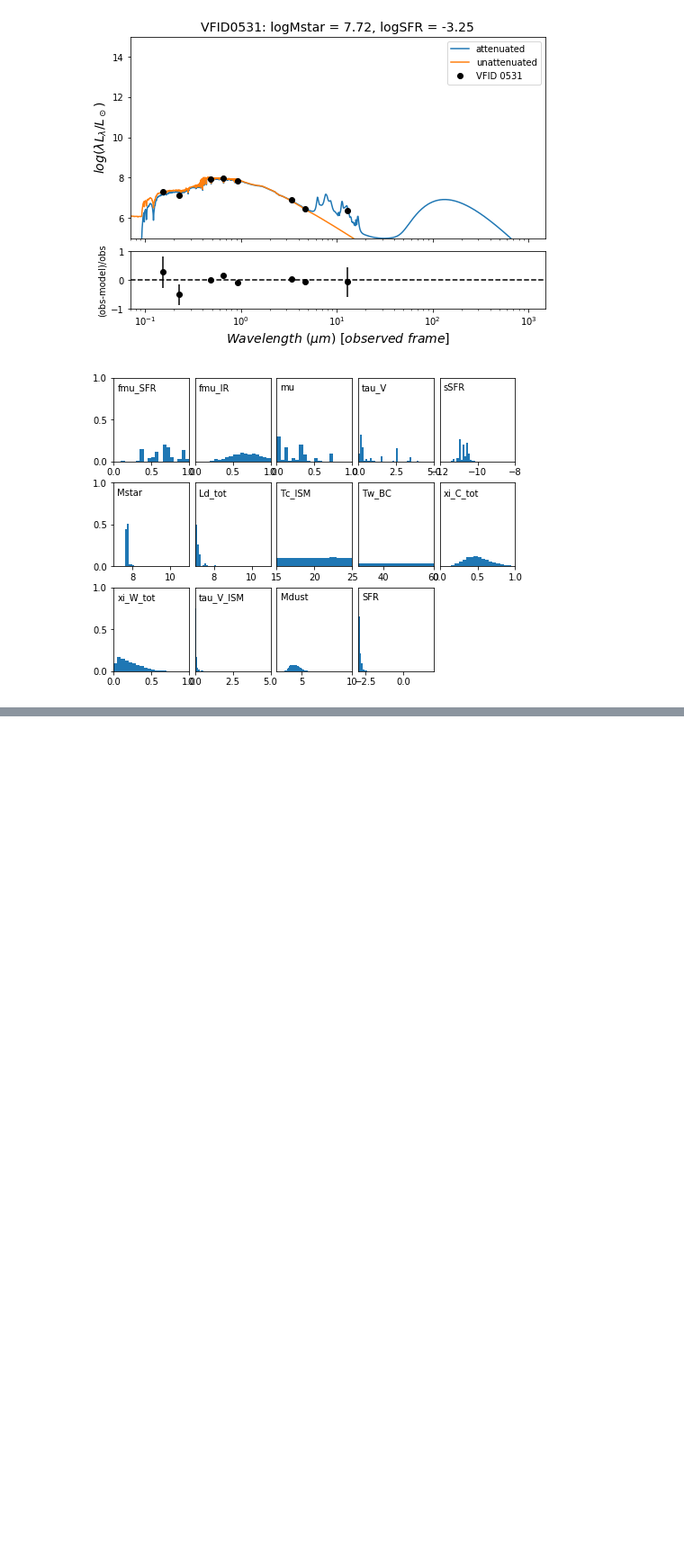
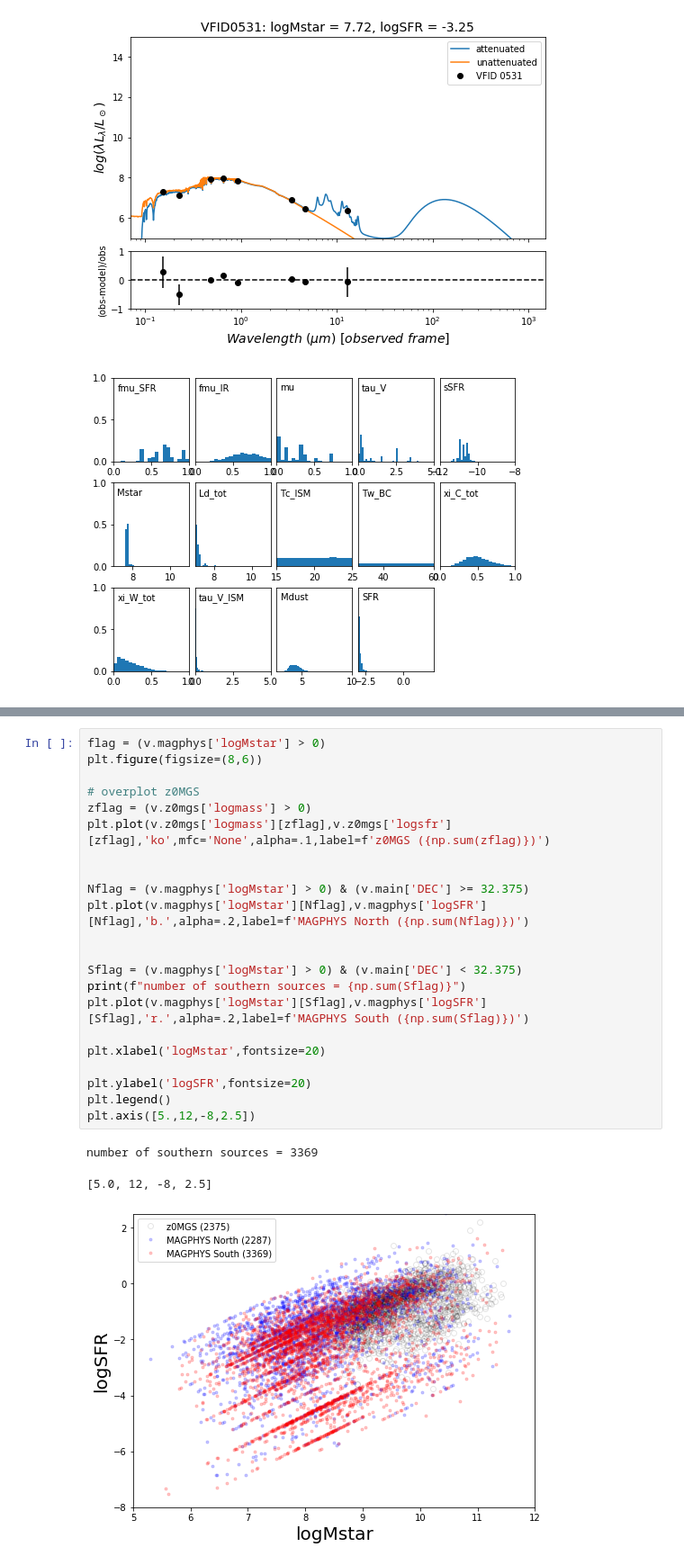
Before and after one commit to rfinn/virgoseds, a Jupyter notebook: notebooks/magphys-full-sample.ipynb, the cells around one changed output, grey strips where cells are left out. Shown at 90% size. Saved outputs shown, nothing was run; the diff lists cells and outputs as text; blank space fills up the shorter version.

```diff
--- a/notebooks/magphys-full-sample.ipynb
+++ b/notebooks/magphys-full-sample.ipynb
@@ -238,0 +247,26 @@ for vf in v1vfids:
+# %%
+flag = (v.magphys['logMstar'] > 0)
+plt.figure(figsize=(8,6))
+
+# overplot z0MGS
+zflag = (v.z0mgs['logmass'] > 0)
+plt.plot(v.z0mgs['logmass'][zflag],v.z0mgs['logsfr'][zflag],'ko',mfc='None',alpha=.1,label=f'z0MGS ({np.sum(zflag)})')
+
+
+Nflag = (v.magphys['logMstar'] > 0) & (v.main['DEC'] >= 32.375)
+plt.plot(v.magphys['logMstar'][Nflag],v.magphys['logSFR'][Nflag],'b.',alpha=.2,label=f'MAGPHYS North ({np.sum(Nflag)})')
+
+
+Sflag = (v.magphys['logMstar'] > 0) & (v.main['DEC'] < 32.375)
+print(f"number of southern sources = {np.sum(Sflag)}")
+plt.plot(v.magphys['logMstar'][Sflag],v.magphys['logSFR'][Sflag],'r.',alpha=.2,label=f'MAGPHYS South ({np.sum(Sflag)})')
+
+plt.xlabel('logMstar',fontsize=20)
+
+plt.ylabel('logSFR',fontsize=20)
+plt.legend()
+plt.axis([5.,12,-8,2.5])
+# %% [output]
+number of southern sources = 3369
+[5.0, 12, -8, 2.5]
+[figure, added]
```
Also changed, not shown: parts of 10 cells of this notebook, 1 other file.
